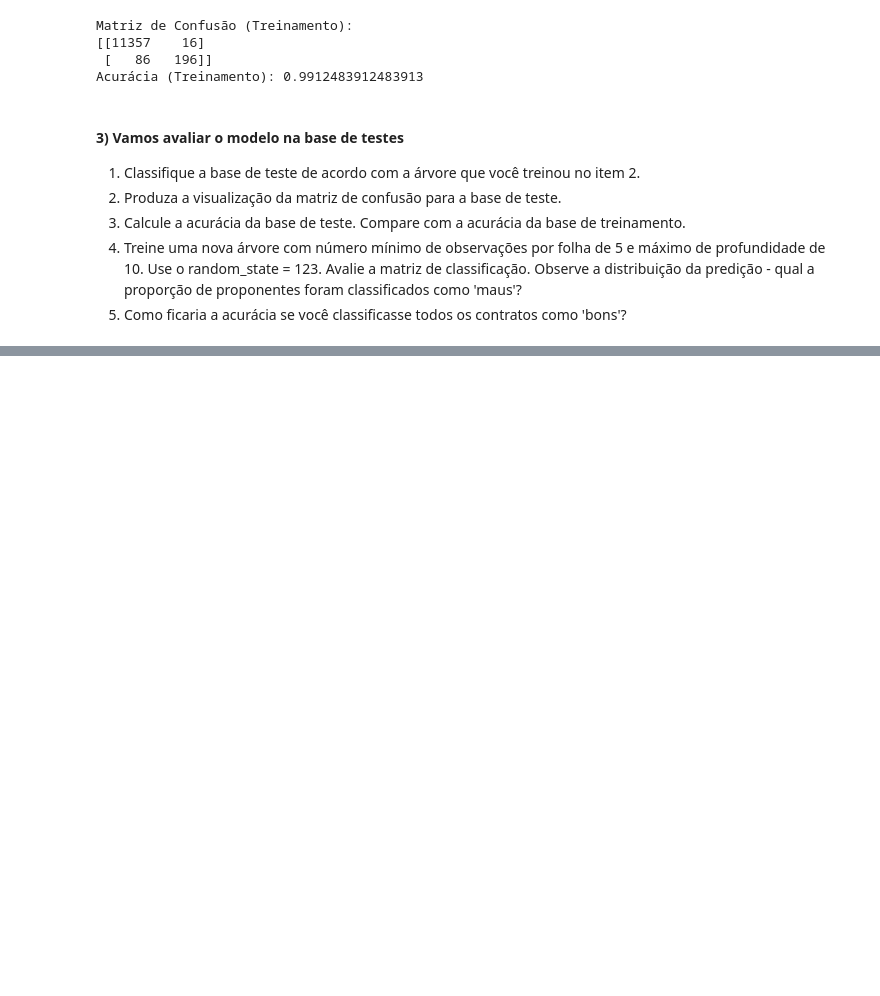
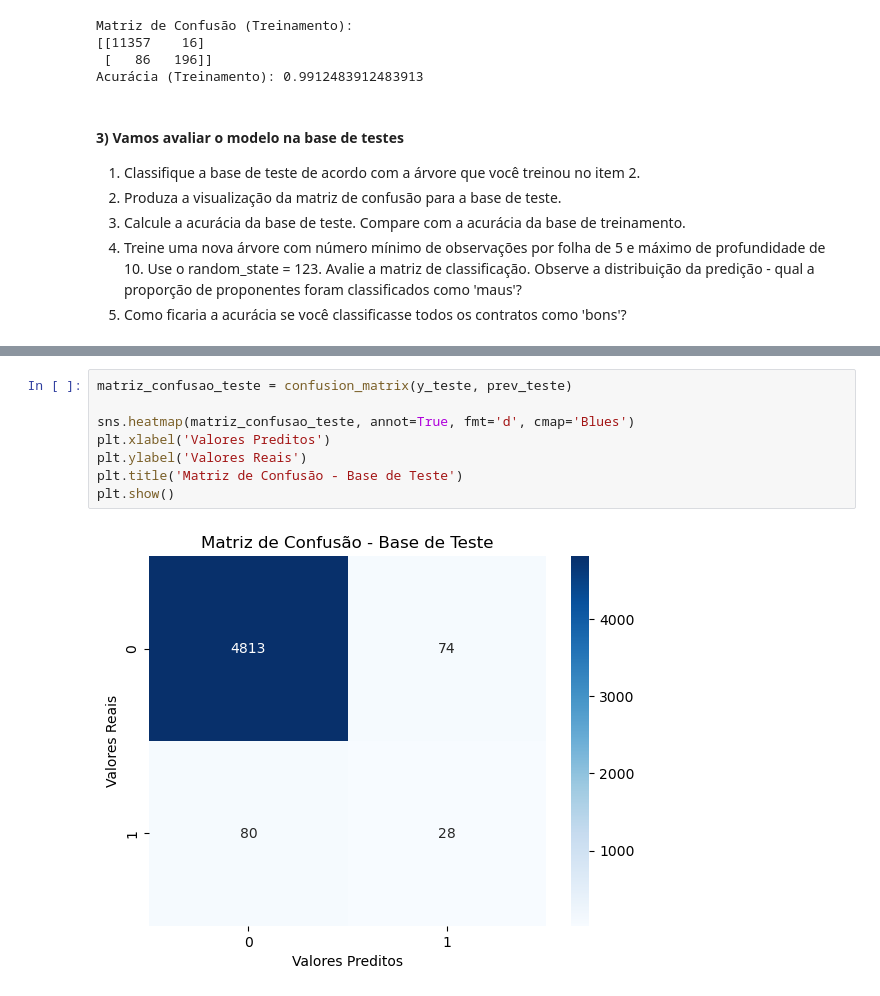
Before and after one commit to caionymus/exercicioebac12, a Jupyter notebook: Mod 07 - Tarefa 02.ipynb, the cells around one changed output, grey strips where cells are left out. Drawn from its saved outputs; the diff is of its cells as text; blank space fills up the shorter version.

```diff
--- a/Mod 07 - Tarefa 02.ipynb
+++ b/Mod 07 - Tarefa 02.ipynb
@@ -69,0 +67,10 @@ Acurácia (Teste): 0.9691691691691692
+# %%
+matriz_confusao_teste = confusion_matrix(y_teste, prev_teste)
+
+sns.heatmap(matriz_confusao_teste, annot=True, fmt='d', cmap='Blues')
+plt.xlabel('Valores Preditos')
+plt.ylabel('Valores Reais')
+plt.title('Matriz de Confusão - Base de Teste')
+plt.show()
+# %% [output]
+[figure, added]
```
Also changed, not shown: parts of 6 cells of this notebook.
